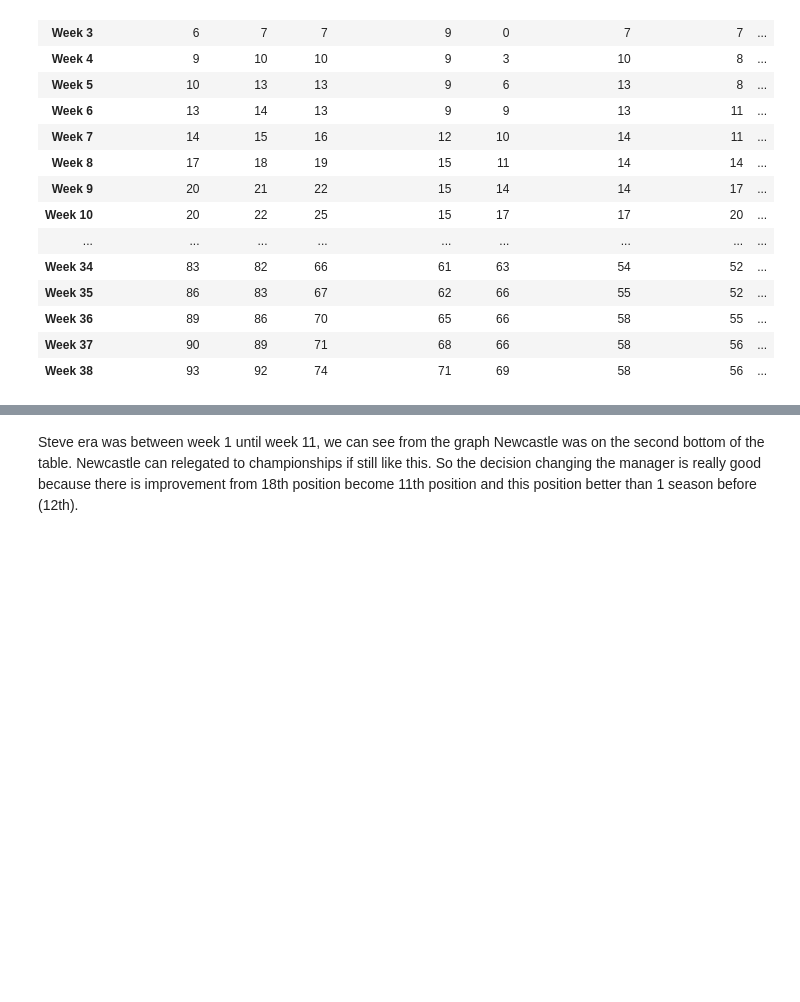
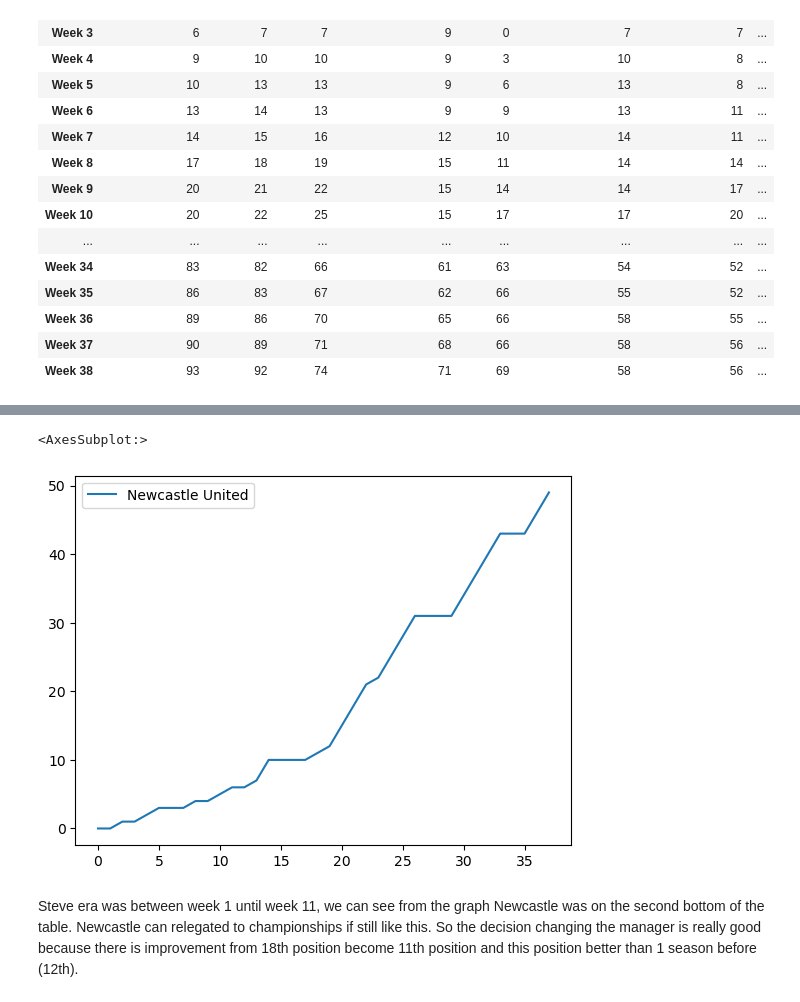
Before and after one commit to astoadhi/Performance-Analysis-Newcastle-United-in-English-Premier-League-2021-2022, a Jupyter notebook: Newcastle2021-2022.ipynb, the cells around one changed output, grey strips where cells are left out. Drawn from its saved outputs; the diff is of its cells as text; code cells hidden in the pictures; blank space fills up the shorter version.

```diff
--- a/Newcastle2021-2022.ipynb
+++ b/Newcastle2021-2022.ipynb
@@ -727,3 +718,10 @@ season.show()
+# %%
+newcastle_season = club['Newcastle United'].reset_index()
+# %%
+sns.lineplot(data=newcastle_season)
+# %% [output]
+<AxesSubplot:>
+[figure, added]
 # %% [markdown]
 Steve era was between week 1 until week 11, we can see from the graph Newcastle was on the second bottom of the table. Newcastle can relegated to championships if still like this. So the decision changing the manager is really good because there is improvement from 18th position become 11th position and this position better than 1 season before (12th).
 # %% [markdown]
```
Also changed, not shown: parts of 2 cells of this notebook.
